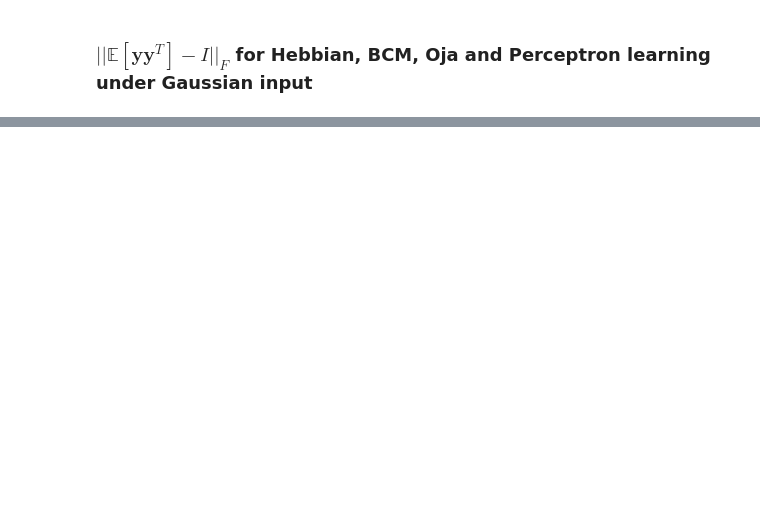
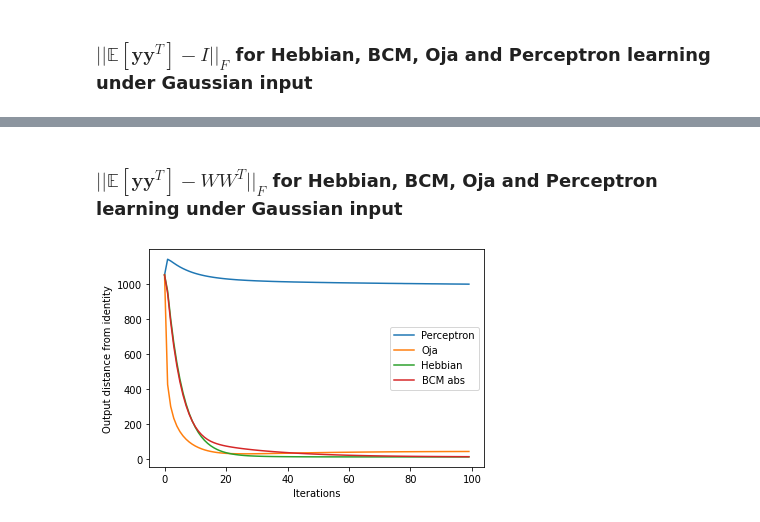
Before and after one commit to henri-edinb/predictive_learning, a Jupyter notebook: guassian_dynamics.ipynb, the cells around one changed output, grey strips where cells are left out. Cells and saved outputs as stored; diff of their text form; code cells hidden in the pictures; blank space fills up the shorter version.

```diff
--- a/guassian_dynamics.ipynb
+++ b/guassian_dynamics.ipynb
@@ -710,0 +711,14 @@ plt.show()
+# %% [markdown]
+### $||\mathbb{E}[\mathbf{y}\mathbf{y}^T] - WW^{T}||_F$ for Hebbian, BCM, Oja and Perceptron learning under Gaussian input
+# %%
+
+plt.plot(consistency_error_perceptron, label='Perceptron')
+plt.plot(consistency_error_oja, label='Oja')
+plt.plot(consistency_error_hebbian, label='Hebbian')
+plt.plot(consistency_error_bcm_abs, label='BCM abs')
+plt.xlabel('Iterations')
+plt.ylabel('Output distance from identity')
+plt.legend()
+plt.show()
+# %% [output]
+[figure, added]
```
Also changed, not shown: parts of 4 cells of this notebook, 6 other files.
